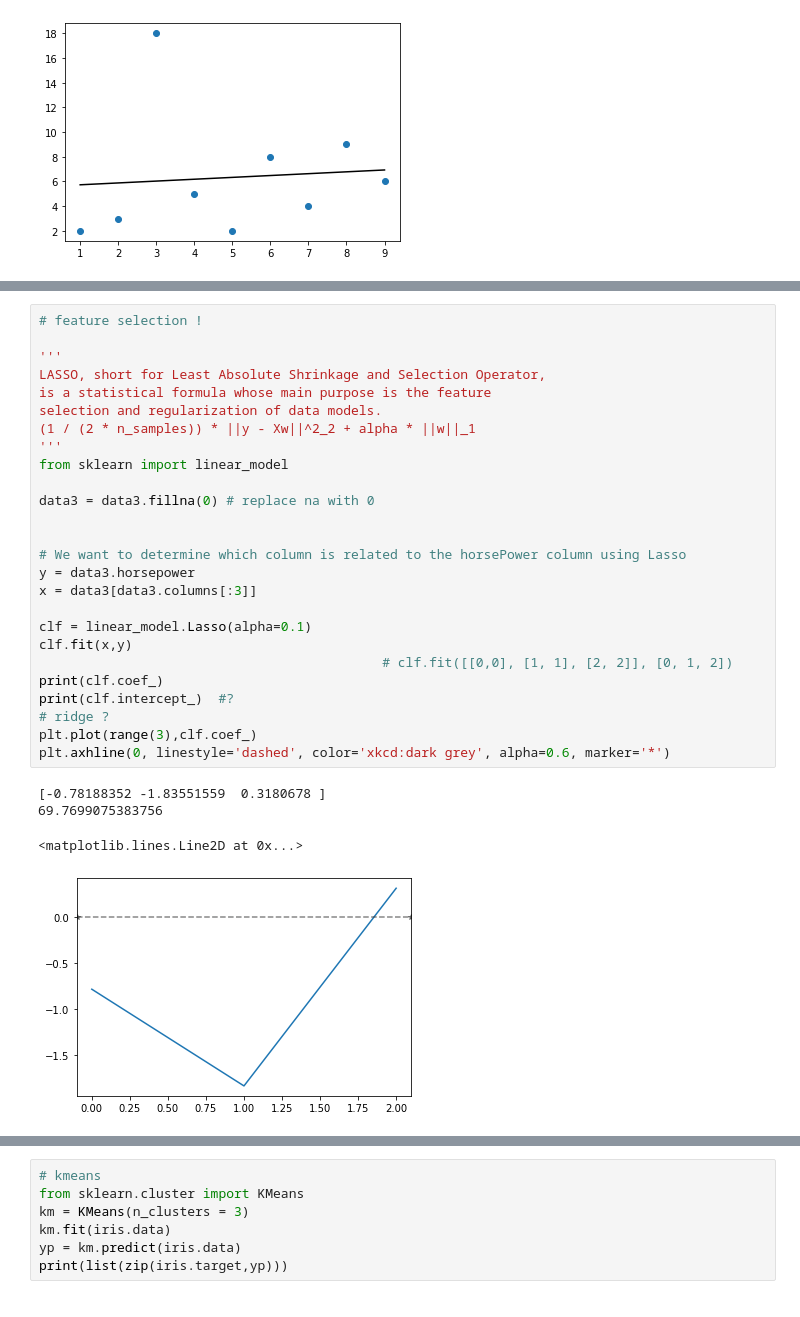
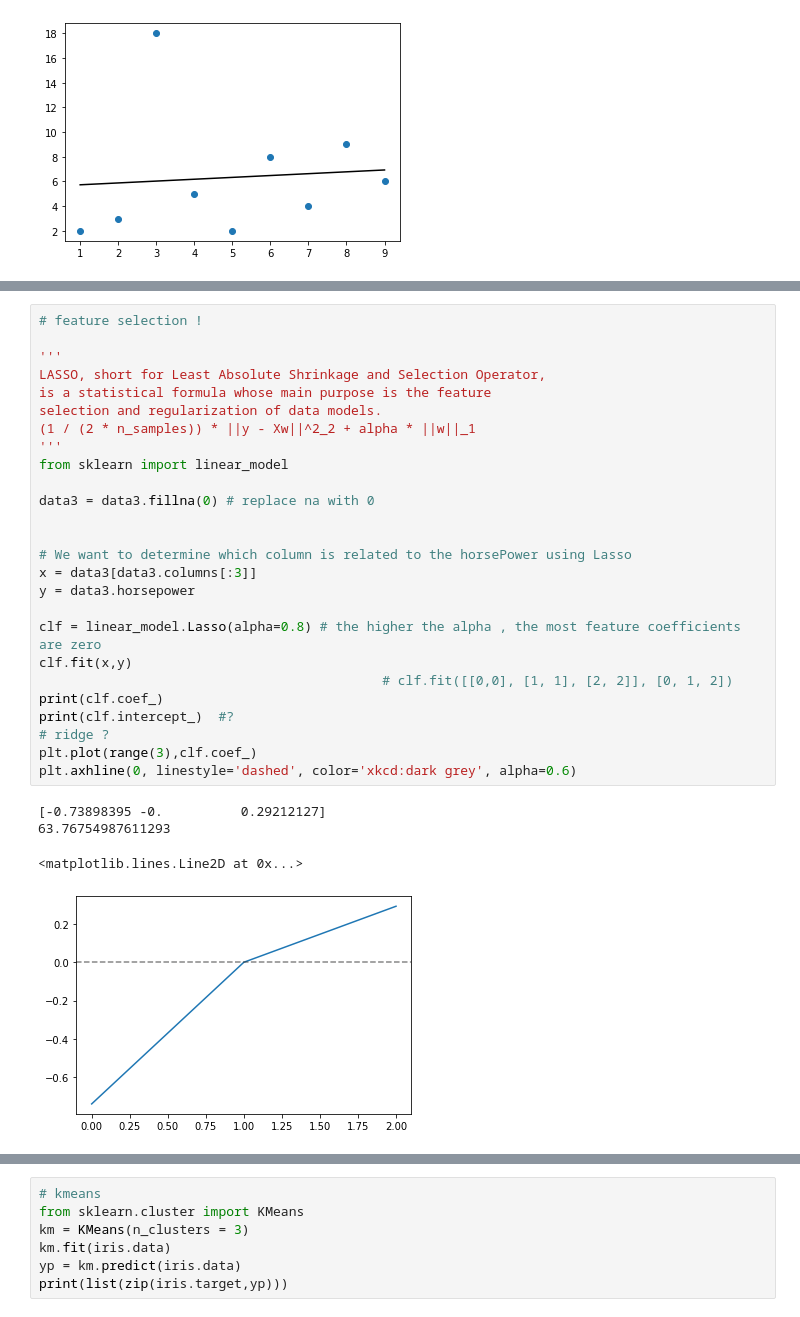
Before and after one commit to hsargoli/MyWorks, a Jupyter notebook: MIDdatascience.ipynb, the cells around one changed output, grey strips where cells are left out. Saved outputs shown, nothing was run; the diff lists cells and outputs as text.

```diff
--- a/MIDdatascience.ipynb
+++ b/MIDdatascience.ipynb
@@ -354,33 +361,33 @@ mean_squared_error(a, c)
 # %%
 # feature selection !
 
 '''
 LASSO, short for Least Absolute Shrinkage and Selection Operator,
 is a statistical formula whose main purpose is the feature
 selection and regularization of data models.
 (1 / (2 * n_samples)) * ||y - Xw||^2_2 + alpha * ||w||_1
 '''
 from sklearn import linear_model
 
 data3 = data3.fillna(0) # replace na with 0
 
 
-# We want to determine which column is related to the horsePower column using Lasso
+# We want to determine which column is related to the horsePower using Lasso
+x = data3[data3.columns[:3]]
 y = data3.horsepower
-x = data3[data3.columns[:3]]
 
-clf = linear_model.Lasso(alpha=0.1)
+clf = linear_model.Lasso(alpha=0.8) # the higher the alpha , the most feature coefficients are zero
 clf.fit(x,y)
                                             # clf.fit([[0,0], [1, 1], [2, 2]], [0, 1, 2])
 print(clf.coef_)
 print(clf.intercept_)  #?
 # ridge ?
 plt.plot(range(3),clf.coef_)
-plt.axhline(0, linestyle='dashed', color='xkcd:dark grey', alpha=0.6, marker='*')
+plt.axhline(0, linestyle='dashed', color='xkcd:dark grey', alpha=0.6)
 # %% [output]
-[-0.78188352 -1.83551559  0.3180678 ]
-69.7699075383756
+[-0.73898395 -0.          0.29212127]
+63.76754987611293
 <matplotlib.lines.Line2D at 0x...>
-[figure, old version]
+[figure, new version]
 # %%
 # HyperParameter Tuning
```
Also changed, not shown: parts of 10 cells of this notebook.
